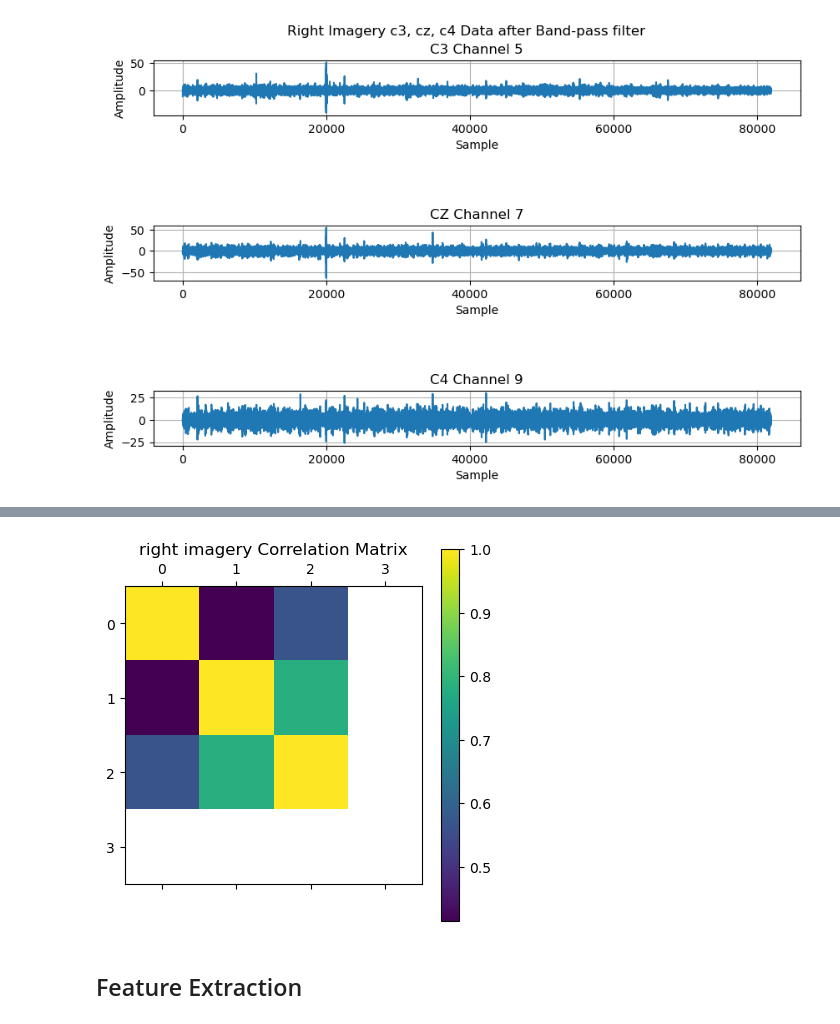
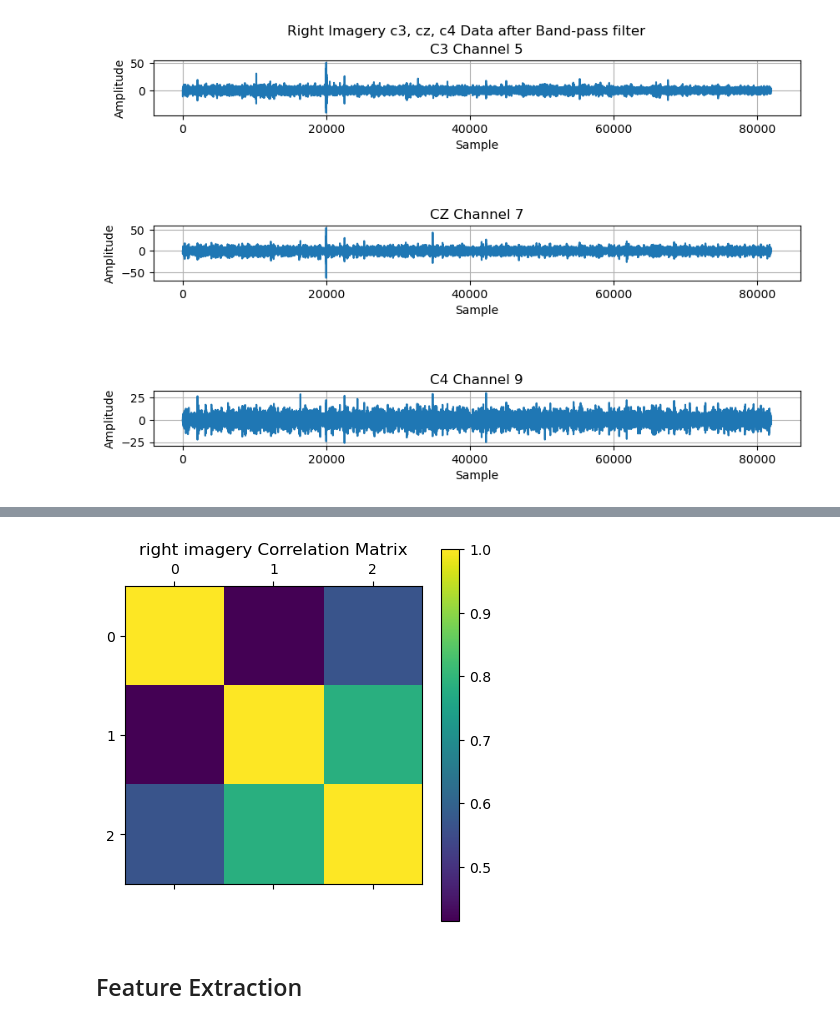
Before and after one commit to Jideco/stroke_rehab_data_analysis, a Jupyter notebook: 1_data_preparation_and_evaluation.ipynb, the cells around one changed output, grey strips where cells are left out. Saved outputs shown, nothing was run; the diff lists cells and outputs as text; code cells hidden in the pictures.

```diff
--- a/1_data_preparation_and_evaluation.ipynb
+++ b/1_data_preparation_and_evaluation.ipynb
@@ -776,8 +775,8 @@ plt.show()
 
 right_imagery_band_pass = pd.DataFrame({
         'C3 Channel 5': ch_5_band_pass,
-        'C4 Channel 7': ch_7_band_pass,
-        'Cz Channel 9': ch_9_band_pass,
+        'Cz Channel 7': ch_7_band_pass,
+        'C4 Channel 9': ch_9_band_pass,
         'trig' : right_imagery['trig']
 })
 
@@ -813,11 +812,11 @@ plt.show()
 # %%
 
-plt.matshow(right_imagery_band_pass.corr())
+plt.matshow(right_imagery_band_pass[['C3 Channel 5', 'Cz Channel 7', 'C4 Channel 9']].corr())
 plt.colorbar()
 plt.title('right imagery Correlation Matrix')
 plt.show()
 # %% [output]
-[figure, old version]
+[figure, new version]
 # %% [markdown]
 ## Feature Extraction
 # %% [markdown]
```
Also changed, not shown: parts of 25 cells of this notebook.
